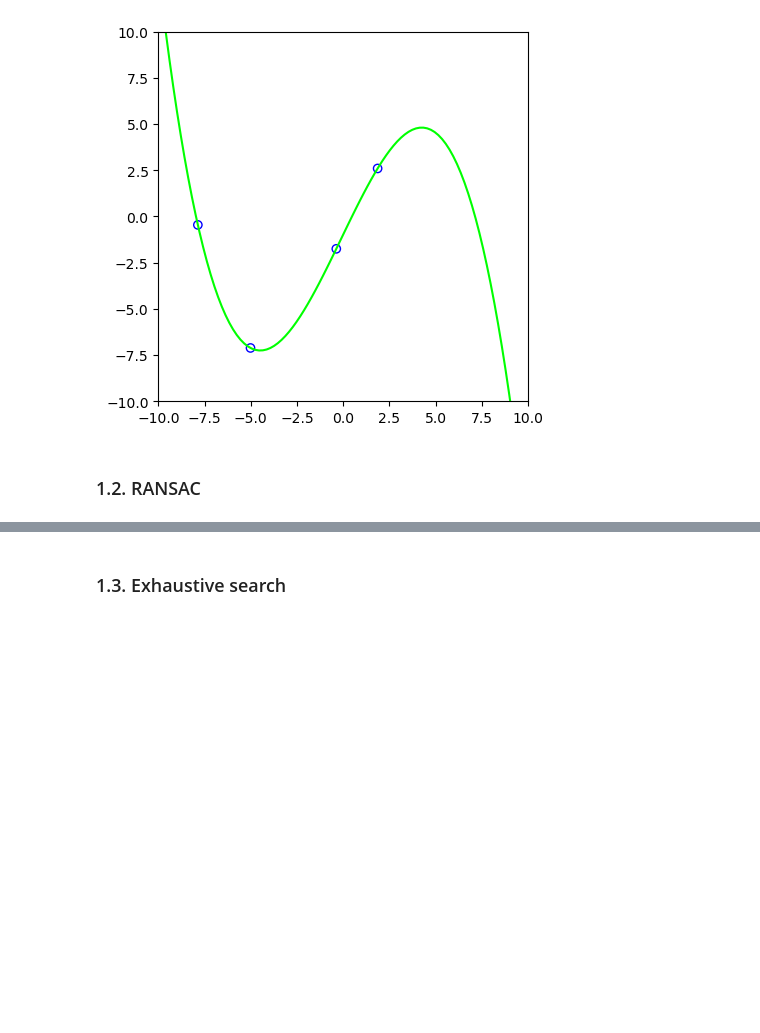
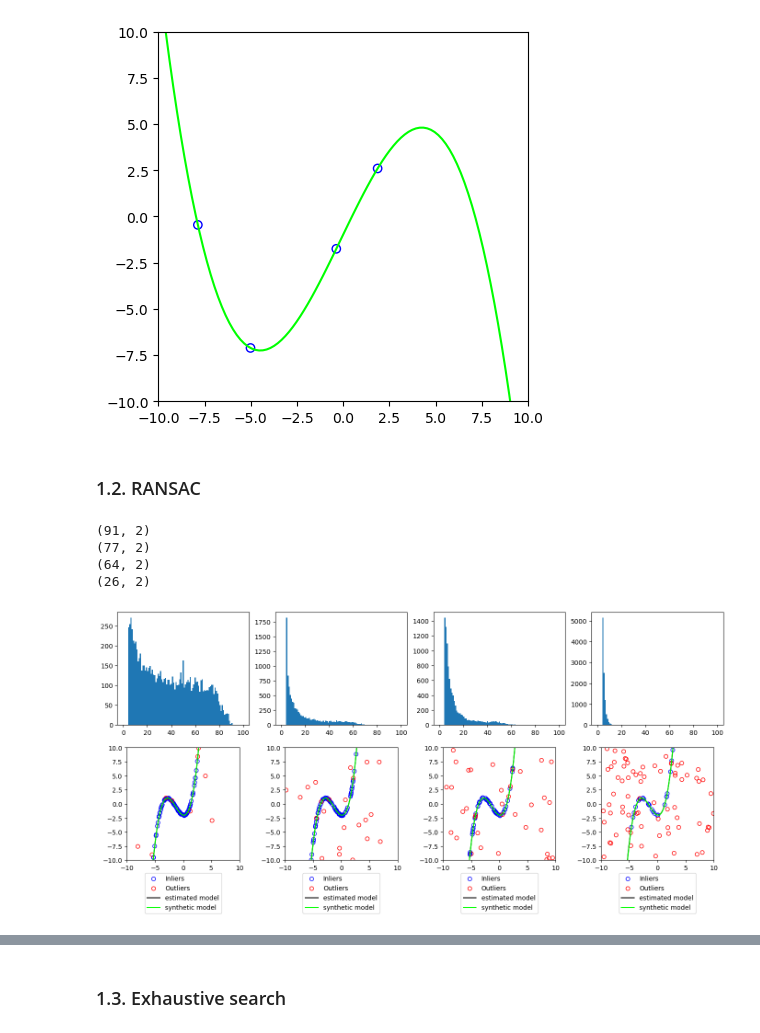
Before and after one commit to oalkaya/mfcgv-projects, a Jupyter notebook: MF2023_Exercise1/Exercise1.ipynb, the cells around one changed output, grey strips where cells are left out. Drawn from its saved outputs; the diff is of its cells as text; code cells hidden in the pictures; blank space fills up the shorter version.

Commit message:
ex 1.2 done with concentration of points on min

```diff
--- a/MF2023_Exercise1/Exercise1.ipynb
+++ b/MF2023_Exercise1/Exercise1.ipynb
@@ -235,11 +229,10 @@ def get_ransac_iterations(r: float, sample_size: int, p: float) -> int:
 
     Returns - number of RANSAC iterations to achieve `p` success rate
     """
-    n = 1
 
     # TODO : Compute the minimum number of RANSAC iterations necessary to achieve `p` success rate
     # START
-
+    n = math.log(1-p)/math.log(1-math.pow((1-r), sample_size))
     # END
 
     return n
@@ -255,47 +248,75 @@ def run_ransac(points: np.ndarray, n_iter: int, sample_size: int) -> Tuple[np.nd
     """
 
     n_points = points.shape[0]
-    inliers = points[:0]
-    outliers = points
-    poly = None
 
     # TODO : Implement 1.2 - RANSAC for model fitting
     # START
+    sampled_points = np.random.choice(n_points, sample_size, False)
 
+    poly = Polynomial.fit(points[sampled_points])
+    is_inlier = poly.is_inlier(points)
+    # Inliers
+    is_inlier = poly.is_inlier(points)
+    inliers = np.empty((np.sum(is_inlier),2))
+    inliers[:,0] = np.extract(is_inlier, points[:,0])
+    inliers[:,1] = np.extract(is_inlier, points[:,1])
+    # Outliers
+    is_outlier = np.logical_not(is_inlier)
+    outliers = np.empty((np.sum(is_outlier),2))
+    outliers[:,0] = np.extract(is_outlier, points[:,0])
+    outliers[:,1] = np.extract(is_outlier, points[:,1])
     # END
-
     return inliers, outliers, poly
 # %%
-# Running RANSAC and populating historgrams
+# Running RANSAC and populating histograms
 # It may take some time to run, you can adjust N_RUNS to help with debugging
 N_RUNS = 1000
 OUTLIER_RATIOS = [0.05, 0.2, 0.3, 0.7]
 
 def plot_ransac_results(synth_poly: Polynomial):
     fig, axes = plt.subplots(2, len(OUTLIER_RATIOS), figsize=(17, 7))
 
     for r, (ax_hist, ax_vis) in zip(OUTLIER_RATIOS, zip(*axes)):
         inlier_histogram = np.zeros(N_RUNS)
 
-        ransac_inliers = None
-        ransac_outliers = None
+        ransac_inliers = np.zeros((N_RUNS,2))
+        ransac_outliers = np.zeros((N_RUNS,2))
         model = None
 
         # TODO : Fill `inlier_histogram` array and assign `ransac_inliers`,
         #        `ransac_outliers`, `model`
         # START
+        synth_points = np.concatenate(synth_poly.generate_points(r))
+        success_rate = 0.99
+        sample_size = synth_poly.degree + 1
+        n_ransac_iter = get_ransac_iterations(r, sample_size, success_rate)
+
+        for i in range(N_RUNS):
+            inliers_i, outliers_i, model_i = run_ransac(synth_points, n_ransac_iter, sample_size)
+            inlier_histogram[i] = inliers_i.shape[0]
+            # Save best ransac (highest number of inliers)
+            if(inliers_i.shape[0] >= np.amax(inlier_histogram)):
+                ransac_inliers = inliers_i
+                ransac_outliers = outliers_i
+                model = model_i
 
         # END
-
         ax_hist.hist(inlier_histogram, range=(0, N), bins=N+1)
+        print(ransac_inliers.shape[0])
 
         plot_models(ax_vis, ransac_inliers, ransac_outliers, synth_poly, model)
 
     plt.show()
     plt.close(fig)
 
 
 plot_ransac_results(poly_a)
+# %% [output]
+(91, 2)
+(77, 2)
+(64, 2)
+(26, 2)
+[figure, added]
 # %%
 poly_b = Polynomial(np.array([1, 1]))
 plot_ransac_results(poly_b)
```
Also changed, not shown: parts of 5 cells of this notebook.
